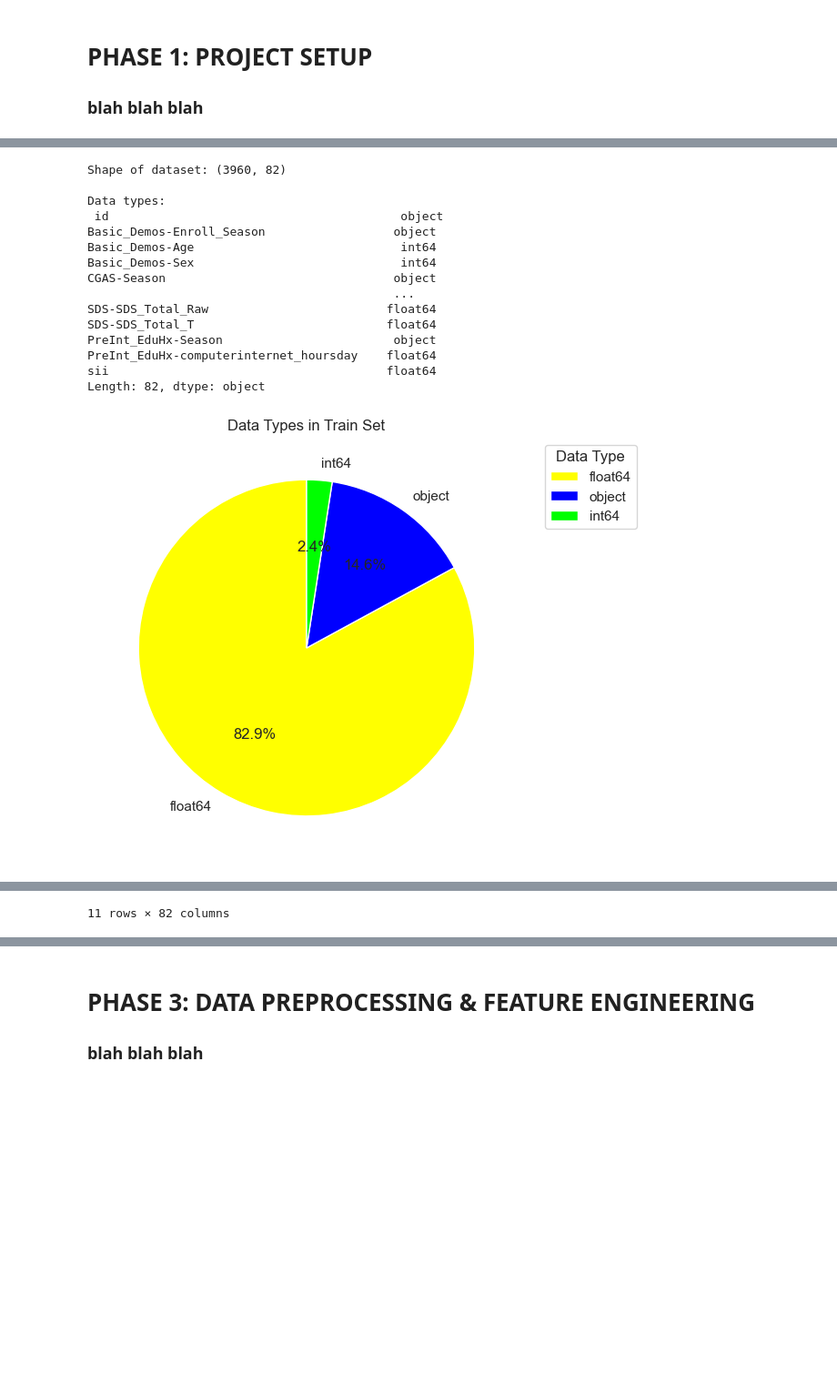
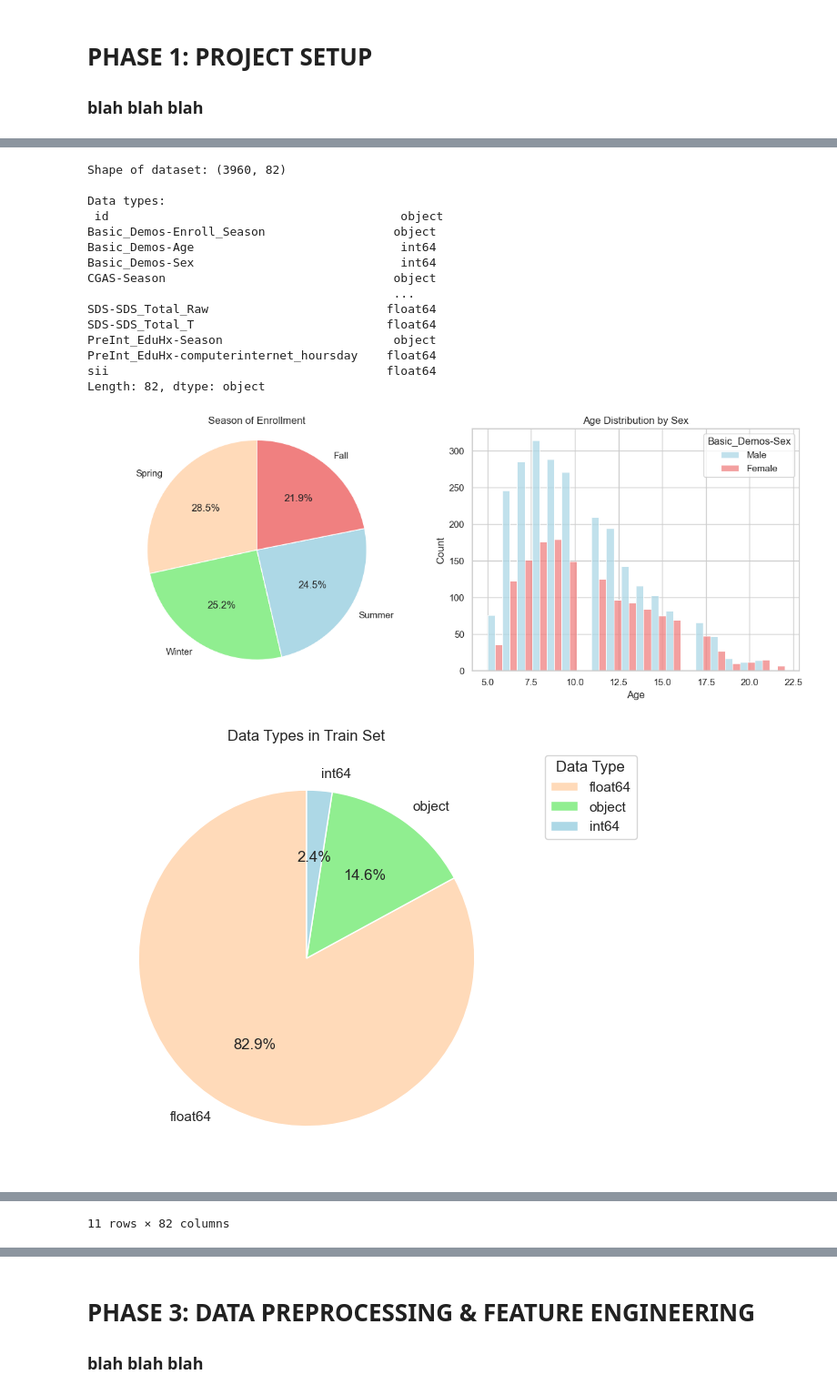
Before and after one commit to tomragus/CMI-PIU-Model, a Jupyter notebook: notebooks/CMI-PIU_notebook_draft.ipynb, the cells around one changed output, grey strips where cells are left out. Shown at 91% size. Cells and saved outputs as stored; diff of their text form; code cells hidden in the pictures; blank space fills up the shorter version.

Commit message:
created basic feature EDA to work from

```diff
--- a/notebooks/CMI-PIU_notebook_draft.ipynb
+++ b/notebooks/CMI-PIU_notebook_draft.ipynb
@@ -61,13 +61,46 @@ dtype_df.columns = ["feature", "dtype"]
 dtype_counts = dtype_df["dtype"].value_counts().reset_index()
 dtype_counts.columns = ["dtype", "count"]
 
+custom_colors = ['#FFDAB9', '#90EE90', '#ADD8E6', '#F08080', '#FFFACD']
+
+# simple demographics
+fig, axes = plt.subplots(1, 2, figsize=(12, 5))
+
+# season of Enrollment
+season_counts = train['Basic_Demos-Enroll_Season'].value_counts(dropna=False)
+
+axes[0].pie(
+    season_counts,
+    labels=season_counts.index,
+    autopct='%1.1f%%',
+    startangle=90,
+    colors=custom_colors
+)
+axes[0].set_title('Season of Enrollment')
+axes[0].axis('equal')
+
+# Age Distribution by Sex
+sns.histplot(
+    data=train.replace({'Basic_Demos-Sex': {0: 'Male', 1: 'Female'}}),
+    x='Basic_Demos-Age',
+    hue='Basic_Demos-Sex', multiple='dodge',
+    palette=[custom_colors[2], custom_colors[3]], bins=20, ax=axes[1]
+)
+axes[1].set_title('Age Distribution by Sex')
+axes[1].set_xlabel('Age')
+axes[1].set_ylabel('Count')
+
+plt.tight_layout()
+plt.show()
+
 # visualize data types
 plt.figure(figsize=(8, 6))
 plt.pie(dtype_counts["count"],
         labels=dtype_counts["dtype"],
-        colors=["#ffff00", "#0000ff", "#00ff00"],
+        colors=custom_colors,
         autopct='%1.1f%%',
-        startangle=90)
+        startangle=90,
+       )
 plt.title("Data Types in Train Set")
 plt.legend(title="Data Type", bbox_to_anchor=(1.05, 1), loc='upper left')
 plt.show()
@@ -79,7 +112,7 @@ display(train.describe(include='all'))
 sampled = train.sample(80, random_state=42)
 
 # create the red & white heatmap
-cmap = ListedColormap(["#ffffff", "#ff0000"])  # white & red
+cmap = ListedColormap(["#ffffff", custom_colors[3]])  # white & red
 plt.figure(figsize=(14, 6))
 sns.heatmap(sampled.isnull(),
             cbar=False,
@@ -94,12 +127,7 @@ plt.show()
 duplicate_count = train.duplicated().sum()
 print(f"Duplicate rows: {duplicate_count}")
 
-# Histograms for numeric columns
-train.hist(figsize=(12, 8))
-plt.tight_layout()
-plt.show()
-
-# Boxplots for numeric columns
+# boxplots for numeric columns
 for col in train.select_dtypes(include='number').columns:
     plt.figure()
     sns.boxplot(x=train[col])
@@ -107,35 +135,39 @@ for col in train.select_dtypes(include='number').columns:
     plt.show()
 
 # for categorical vallues - check the number of unique values
+categorical_cols = train.select_dtypes(include=["object", "category"]).columns
+train[categorical_cols].nunique().sort_values(ascending=False)
 
+# analysis by season!
 
 
 # identify individual features for univariate analysis. NUM & CATEGORICAL
 
 # identify features for bivariate analysis (features vs. target variable [sii]). NUM vs. sii, CATEGORICAL vs. sii
 
 # identify features for multivariate analysis (relationships between multiple features)
 
 
 
 # actigraphy data EDA
 # %% [output]
 Shape of dataset: (3960, 82)
 
 Data types:
  id                                         object
 Basic_Demos-Enroll_Season                  object
 Basic_Demos-Age                             int64
 Basic_Demos-Sex                             int64
 CGAS-Season                                object
                                            ...
 SDS-SDS_Total_Raw                         float64
 SDS-SDS_Total_T                           float64
 PreInt_EduHx-Season                        object
 PreInt_EduHx-computerinternet_hoursday    float64
 sii                                       float64
 Length: 82, dtype: object
-[figure, old version]
+[figure, new version]
+[figure, new version]
 |  | id | Basic_Demos-Enroll_Season | Basic_Demos-Age | Basic_Demos-Sex | CGAS-Season | CGAS-CGAS_Score | ... |
 | count | 3960 | 3960 | 3960.000000 | 3960.000000 | 2555 | 2421.000000 | ... |
 | unique | 3960 | 4 | NaN | NaN | 4 | NaN | ... |
```
Also changed, not shown: parts of 2 cells of this notebook.
